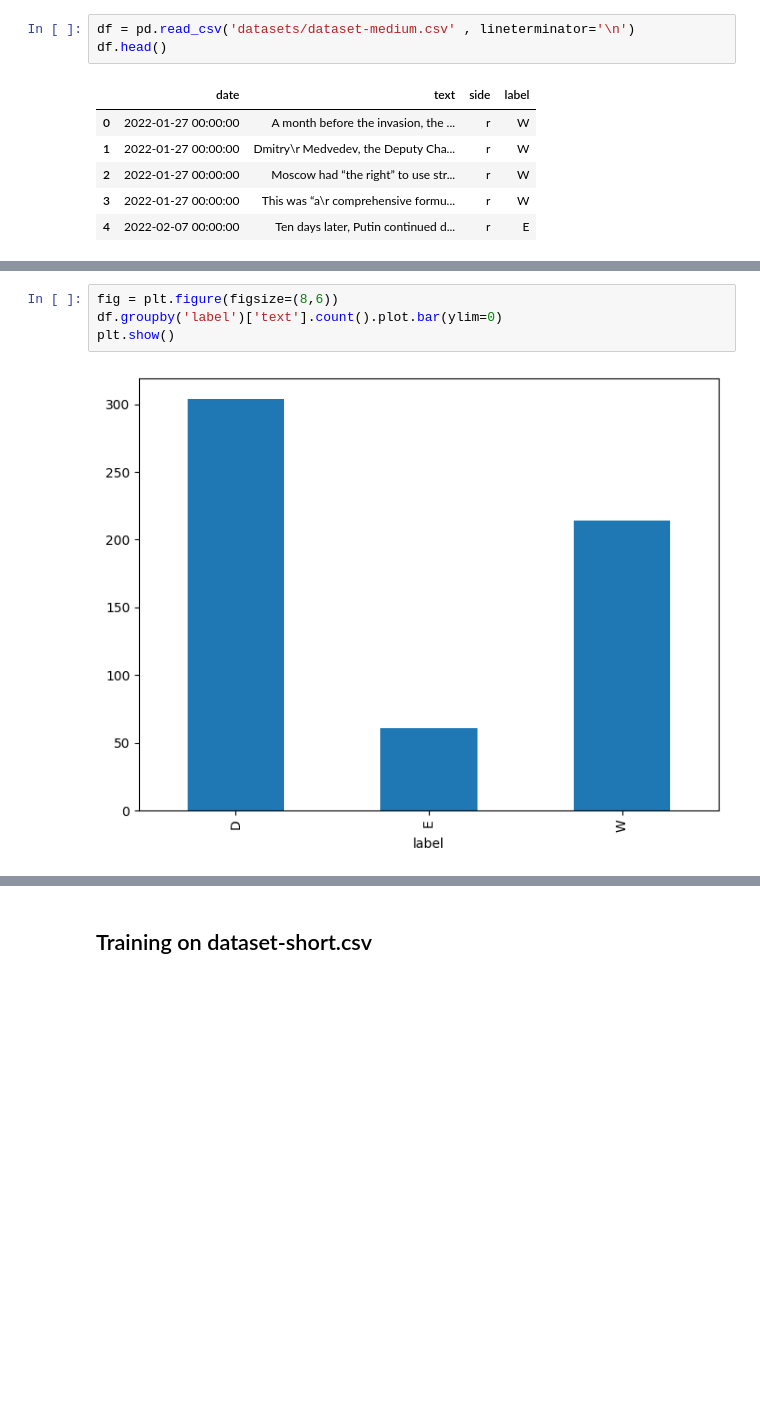
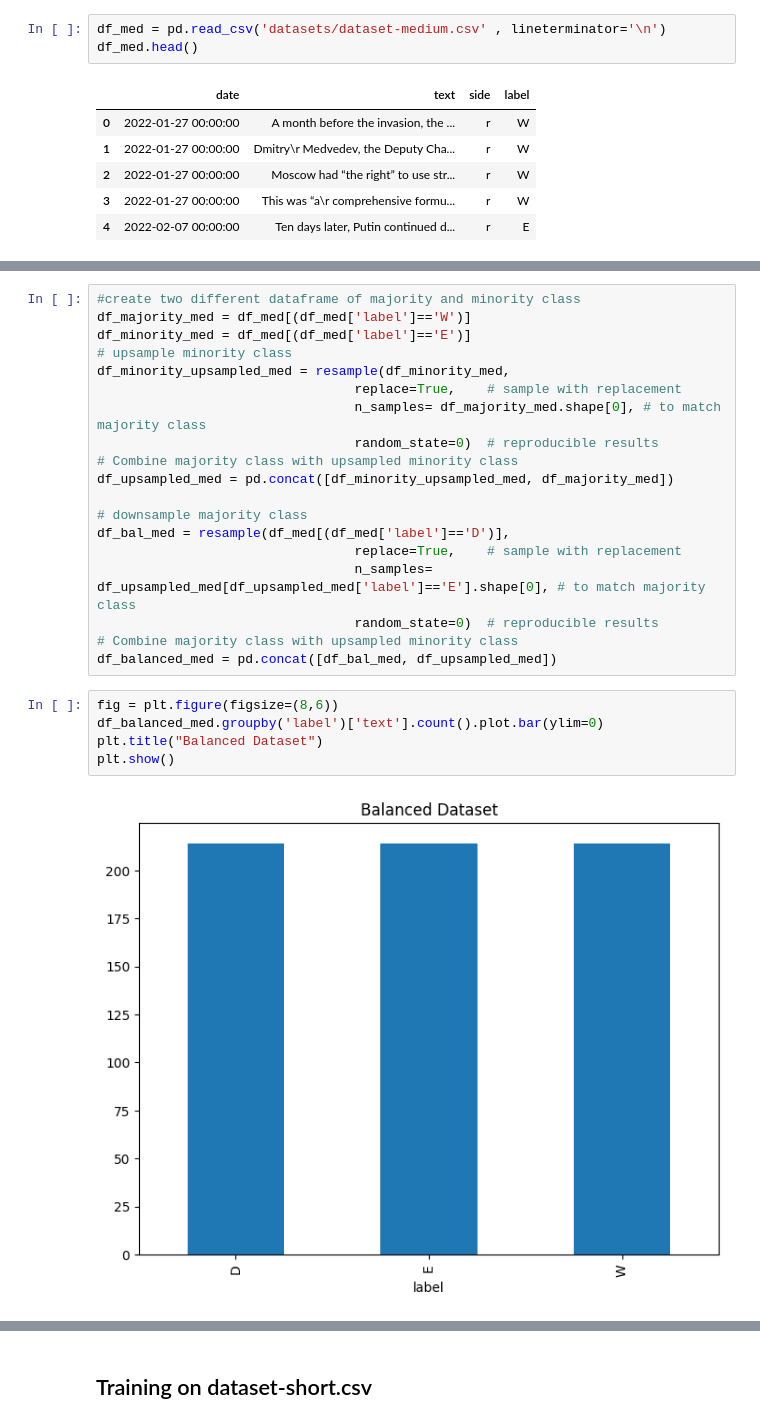
Before and after one commit to romansvintitskyy/russian-nuclear-threat-estimator, a Jupyter notebook: svm.ipynb, the cells around one changed output, grey strips where cells are left out. Saved outputs shown, nothing was run; the diff lists cells and outputs as text; blank space fills up the shorter version.

```diff
--- a/svm.ipynb
+++ b/svm.ipynb
@@ -87,8 +177,8 @@ weighted avg       0.79      0.79      0.79      1362
 # %% [markdown]
 # Training on dataset-medium.csv
 # %%
-df = pd.read_csv('datasets/dataset-medium.csv' , lineterminator='\n')
-df.head()
+df_med = pd.read_csv('datasets/dataset-medium.csv' , lineterminator='\n')
+df_med.head()
 # %% [output]
 |  | date | text | side | label |
 | 0 | 2022-01-27 00:00:00 | A month before the invasion, the ... | r | W |
@@ -99,8 +196,28 @@ df.head()
+# %%
+#create two different dataframe of majority and minority class
+df_majority_med = df_med[(df_med['label']=='W')]
+df_minority_med = df_med[(df_med['label']=='E')]
+# upsample minority class
+df_minority_upsampled_med = resample(df_minority_med,
+                                 replace=True,    # sample with replacement
+                                 n_samples= df_majority_med.shape[0], # to match majority class
+                                 random_state=0)  # reproducible results
+# Combine majority class with upsampled minority class
+df_upsampled_med = pd.concat([df_minority_upsampled_med, df_majority_med])
+
+# downsample majority class
+df_bal_med = resample(df_med[(df_med['label']=='D')],
+                                 replace=True,    # sample with replacement
+                                 n_samples= df_upsampled_med[df_upsampled_med['label']=='E'].shape[0], # to match majority class
+                                 random_state=0)  # reproducible results
+# Combine majority class with upsampled minority class
+df_balanced_med = pd.concat([df_bal_med, df_upsampled_med])
 # %%
 fig = plt.figure(figsize=(8,6))
-df.groupby('label')['text'].count().plot.bar(ylim=0)
+df_balanced_med.groupby('label')['text'].count().plot.bar(ylim=0)
+plt.title("Balanced Dataset")
 plt.show()
 # %% [output]
-[figure, old version]
+[figure, new version]
 # %%
 fig = plt.figure(figsize=(8,6))
```
Also changed, not shown: parts of 42 cells of this notebook.
